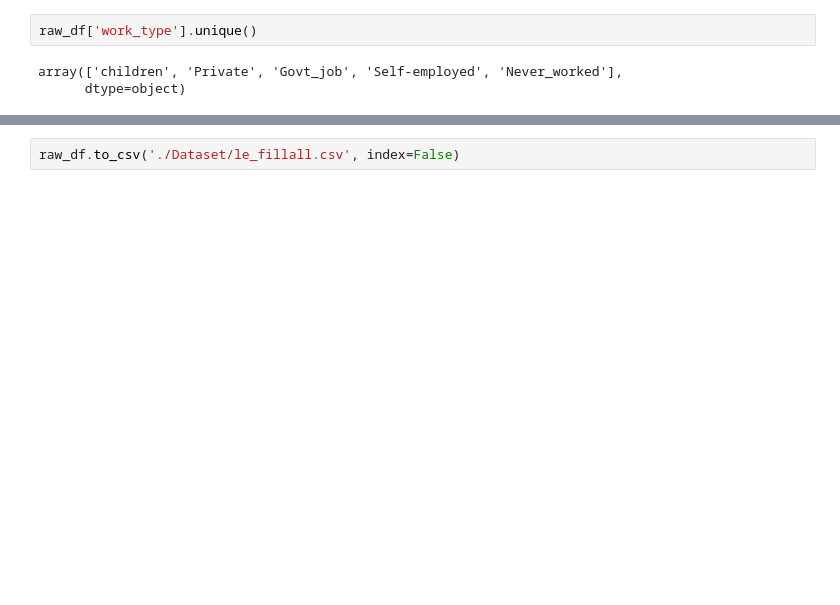
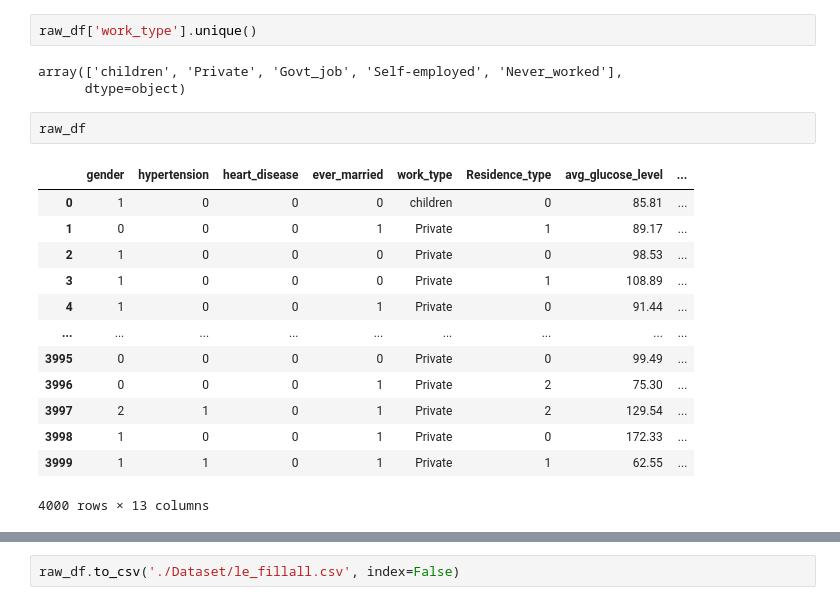
Before and after one commit to VinhDevNguyen/Stroke-Prediction, a Jupyter notebook: KNN_Imputer_with_Age.ipynb, the cells around one changed output, grey strips where cells are left out. Cells and saved outputs as stored; diff of their text form; blank space fills up the shorter version.

```diff
--- a/KNN_Imputer_with_Age.ipynb
+++ b/KNN_Imputer_with_Age.ipynb
@@ -486,3 +486,19 @@ raw_df['work_type'].unique()
 # %% [output]
 array(['children', 'Private', 'Govt_job', 'Self-employed', 'Never_worked'],
       dtype=object)
+# %%
+raw_df
+# %% [output]
+|  | gender | hypertension | heart_disease | ever_married | work_type | Residence_type | avg_glucose_level | ... |
+| 0 | 1 | 0 | 0 | 0 | children | 0 | 85.81 | ... |
+| 1 | 0 | 0 | 0 | 1 | Private | 1 | 89.17 | ... |
+| 2 | 1 | 0 | 0 | 0 | Private | 0 | 98.53 | ... |
+| 3 | 1 | 0 | 0 | 0 | Private | 1 | 108.89 | ... |
+| 4 | 1 | 0 | 0 | 1 | Private | 0 | 91.44 | ... |
+| ... | ... | ... | ... | ... | ... | ... | ... | ... |
+| 3995 | 0 | 0 | 0 | 0 | Private | 0 | 99.49 | ... |
+| 3996 | 0 | 0 | 0 | 1 | Private | 2 | 75.30 | ... |
+| 3997 | 2 | 1 | 0 | 1 | Private | 2 | 129.54 | ... |
+| 3998 | 1 | 0 | 0 | 1 | Private | 0 | 172.33 | ... |
+| 3999 | 1 | 1 | 0 | 1 | Private | 1 | 62.55 | ... |
+4000 rows × 13 columns
```
Also changed, not shown: parts of 14 cells of this notebook, 3 other files.
